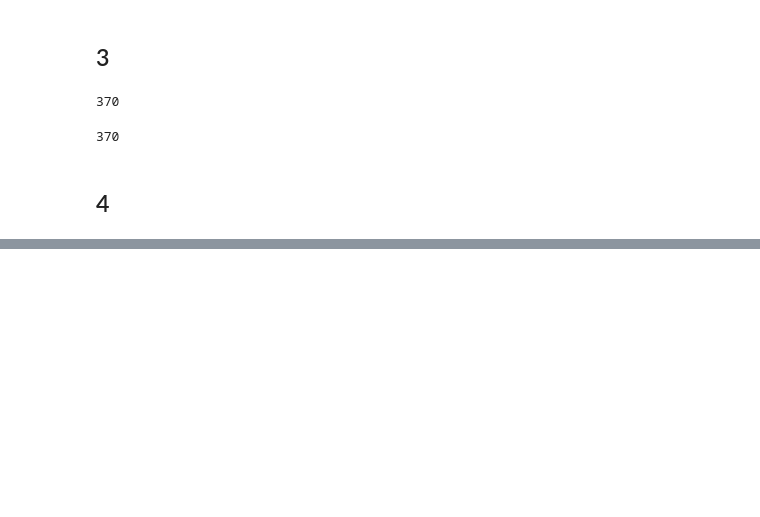
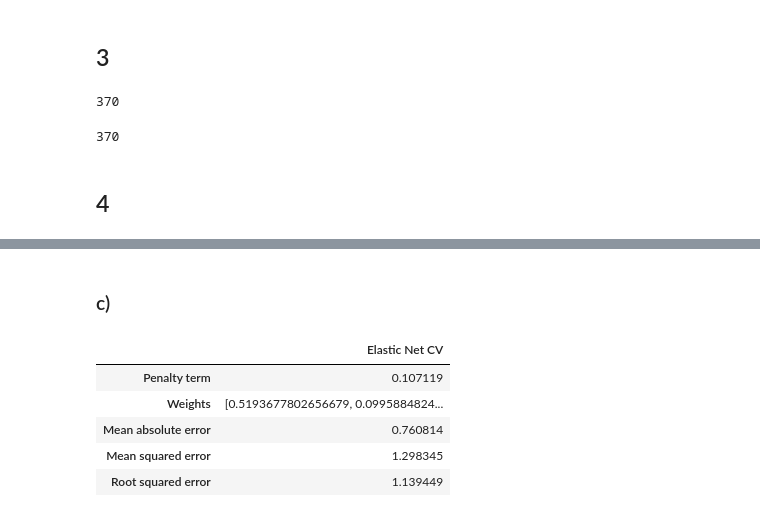
Before and after one commit to felix-tjernberg/machine-learning, a Jupyter notebook: exercises/exercise-3.ipynb, the cells around one changed output, grey strips where cells are left out. Cells and saved outputs as stored; diff of their text form; code cells hidden in the pictures; blank space fills up the shorter version.

```diff
--- a/exercises/exercise-3.ipynb
+++ b/exercises/exercise-3.ipynb
@@ -221,0 +280,18 @@ seaborn.lineplot(data=polynomial_data_frames.T).set(title='RSME loss predicting
+# %% [markdown]
+### c)
+# %%
+train_evaluate_CV_model(
+    X_train_polynomial,
+    X_test_polynomial,
+    y_train,
+    y_test,
+    ElasticNetCV(l1_ratio=[0.001, 0.01, 0.05, 0.1, 0.5, 0.9, 0.95, 1], max_iter=10000),
+    "Elastic Net CV",
+)
+# %% [output]
+|  | Elastic Net CV |
+| Penalty term | 0.107119 |
+| Weights | [0.5193677802656679, 0.0995884824... |
+| Mean absolute error | 0.760814 |
+| Mean squared error | 1.298345 |
+| Root squared error | 1.139449 |
```
Also changed, not shown: parts of 9 cells of this notebook.
